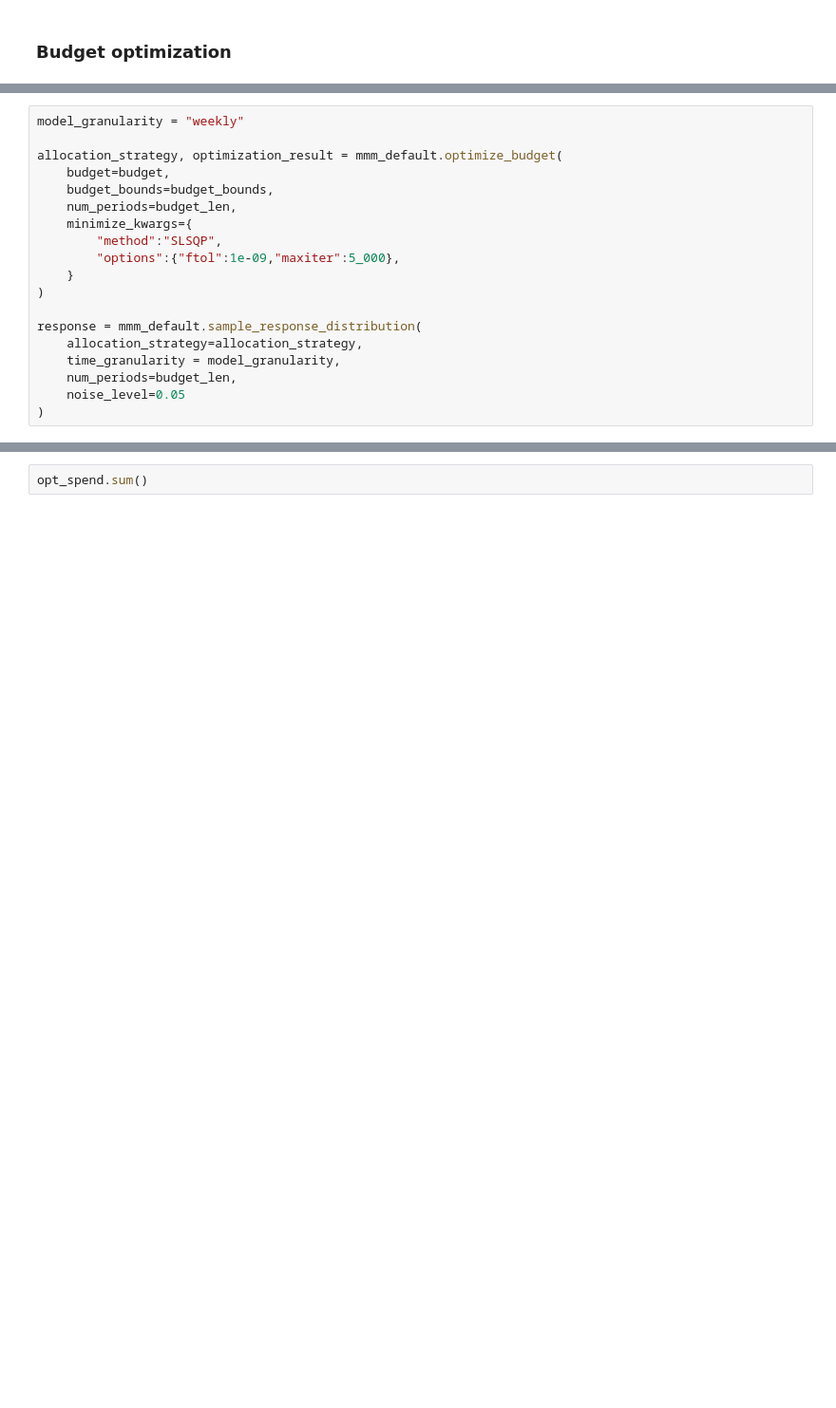
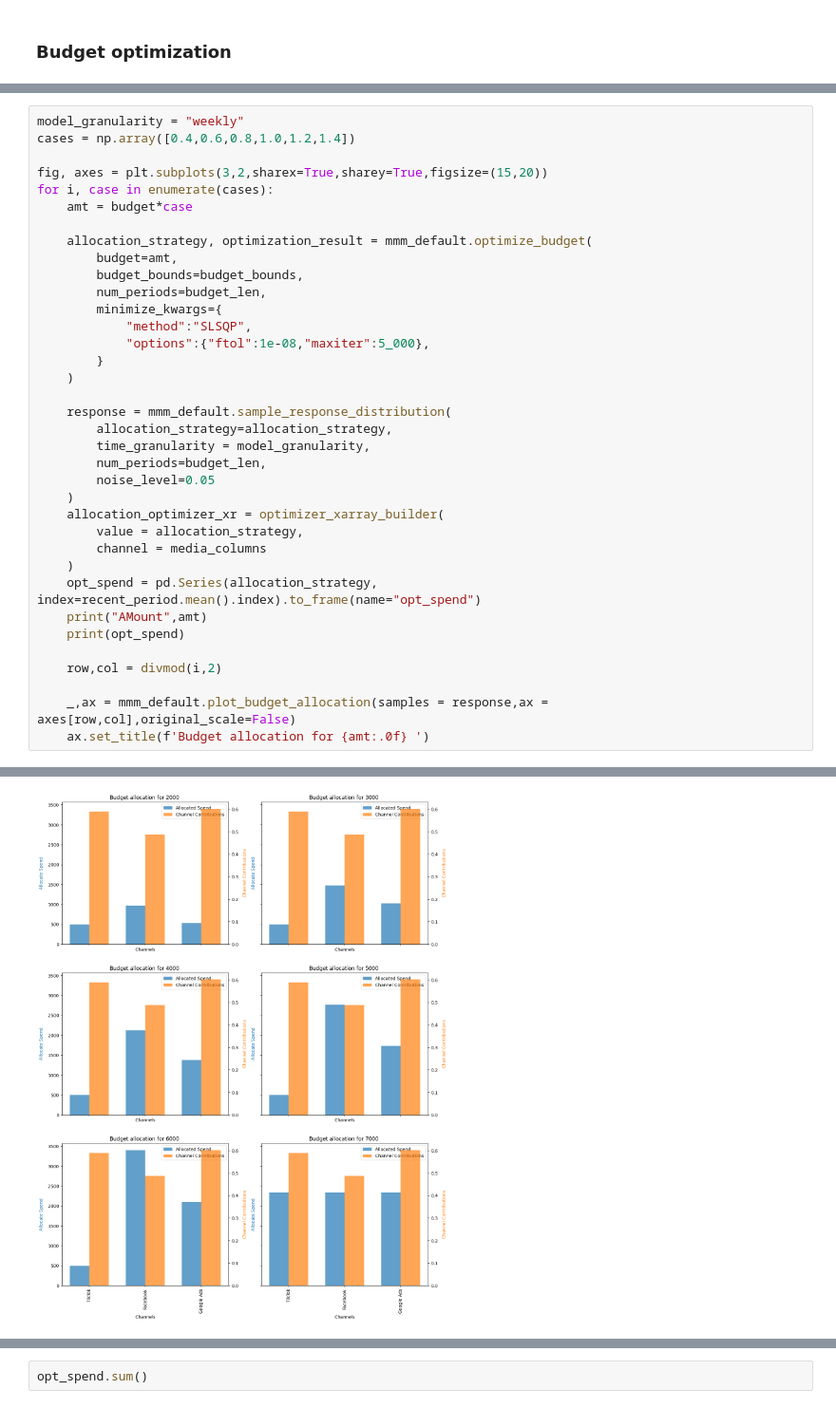
Before and after one commit to hub4akhil/PyMC_projects, a Jupyter notebook: MMM/model1/mmm_2.ipynb, the cells around one changed output, grey strips where cells are left out. Shown: that part at 95% size. Cells and saved outputs as stored; diff of their text form; blank space fills up the shorter version.

```diff
--- a/MMM/model1/mmm_2.ipynb
+++ b/MMM/model1/mmm_2.ipynb
@@ -67,21 +69,38 @@ Channel constraints:
 # %%
 model_granularity = "weekly"
+cases = np.array([0.4,0.6,0.8,1.0,1.2,1.4])
 
-allocation_strategy, optimization_result = mmm_default.optimize_budget(
-    budget=budget,
-    budget_bounds=budget_bounds,
-    num_periods=budget_len,
-    minimize_kwargs={
-        "method":"SLSQP",
-        "options":{"ftol":1e-09,"maxiter":5_000},
-    }
-)
+fig, axes = plt.subplots(3,2,sharex=True,sharey=True,figsize=(15,20))
+for i, case in enumerate(cases):
+    amt = budget*case
 
-response = mmm_default.sample_response_distribution(
-    allocation_strategy=allocation_strategy,
-    time_granularity = model_granularity,
-    num_periods=budget_len,
-    noise_level=0.05
-)
+    allocation_strategy, optimization_result = mmm_default.optimize_budget(
+        budget=amt,
+        budget_bounds=budget_bounds,
+        num_periods=budget_len,
+        minimize_kwargs={
+            "method":"SLSQP",
+            "options":{"ftol":1e-08,"maxiter":5_000},
+        }
+    )
+
+    response = mmm_default.sample_response_distribution(
+        allocation_strategy=allocation_strategy,
+        time_granularity = model_granularity,
+        num_periods=budget_len,
+        noise_level=0.05
+    )
+    allocation_optimizer_xr = optimizer_xarray_builder(
+        value = allocation_strategy,
+        channel = media_columns
+    )
+    opt_spend = pd.Series(allocation_strategy, index=recent_period.mean().index).to_frame(name="opt_spend")
+    print("AMount",amt)
+    print(opt_spend)
+
+    row,col = divmod(i,2)
+
+    _,ax = mmm_default.plot_budget_allocation(samples = response,ax = axes[row,col],original_scale=False)
+    ax.set_title(f'Budget allocation for {amt:.0f} ')
 # %% [output]
 Sampling: [y]
@@ -88,3 +142,4 @@ Sampling: [y]
+[figure, added]
 # %%
 opt_spend = pd.Series(allocation_strategy, index=recent_period.mean().index).to_frame(name="opt_spend")
 opt_spend["avg_spend"] = budget * current_budget_split
```
Also changed, not shown: parts of 6 cells of this notebook, 1 other file.
